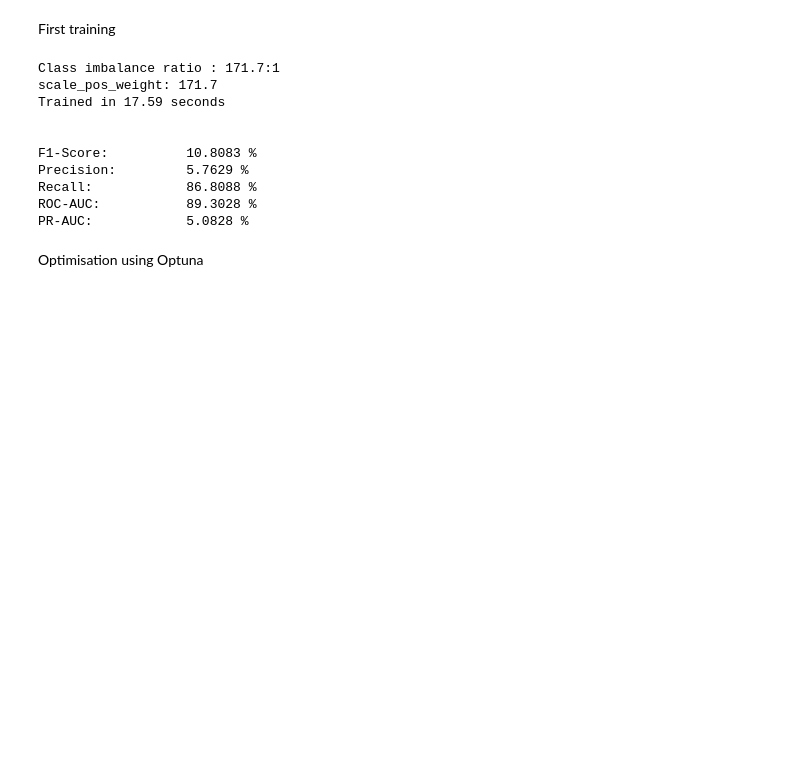
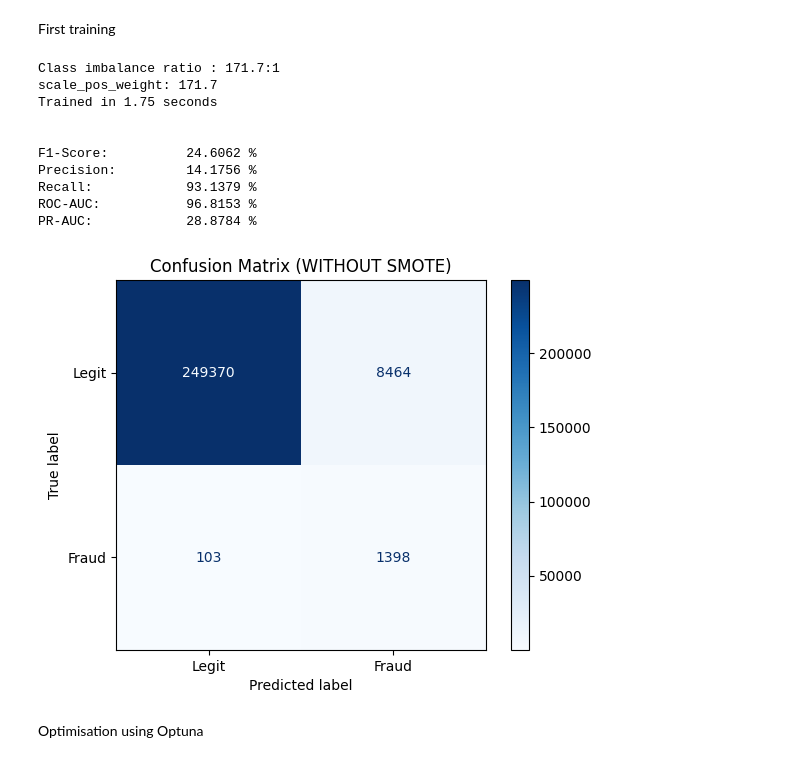
Before and after one commit to Bobibou/Machine-Learnig-for-Cybersecurity---Credit-Card-Fraud-Detection-, a Jupyter notebook: notebooks/LigthGBM.ipynb, the cells around one changed output. Drawn from its saved outputs; the diff is of its cells as text; code cells hidden in the pictures; blank space fills up the shorter version.

```diff
--- a/notebooks/LigthGBM.ipynb
+++ b/notebooks/LigthGBM.ipynb
@@ -157,7 +173,7 @@ print(f"scale_pos_weight: {scale:.1f}")
 # Initialize LightGBM
 
 lgbm_base = LGBMClassifier(
-    n_estimators=1000,
+    n_estimators=50,
     learning_rate=0.1,
     max_depth=6,
     num_leaves=31,
@@ -167,39 +183,46 @@ lgbm_base = LGBMClassifier(
     subsample=0.8,
     colsample_bytree=0.8,
     reg_alpha=0.0,
     reg_lambda=0.0,
     n_jobs = -1,
     random_state=42,
     verbose =-1,
 )
 
 start_time = time()
 lgbm_base.fit(X_train_original, y_train_original)
 training_time_base = time() - start_time
 
 print(f"Trained in {training_time_base:.2f} seconds\n \n")
 
 # Predictions
 
 y_pred_base = lgbm_base.predict(X_val)
 y_pred_proba_base = lgbm_base.predict_proba(X_val)[:,1]
 
 print(f"F1-Score:          {f1_score(y_val, y_pred_base)*100:.4f} %")
 print(f"Precision:         {precision_score(y_val, y_pred_base)*100:.4f} %")
 print(f"Recall:            {recall_score(y_val, y_pred_base)*100:.4f} %")
 print(f"ROC-AUC:           {roc_auc_score(y_val, y_pred_proba_base)*100:.4f} %")
 print(f"PR-AUC:            {average_precision_score(y_val, y_pred_proba_base)*100:.4f} %")
+
+cm1 = confusion_matrix(y_val, y_pred_base)
+disp = ConfusionMatrixDisplay(confusion_matrix=cm1, display_labels=['Legit', 'Fraud'])
+disp.plot(cmap='Blues')
+plt.title('Confusion Matrix (WITHOUT SMOTE)')
+plt.show()
 # %% [output]
 Class imbalance ratio : 171.7:1
 scale_pos_weight: 171.7
-Trained in 17.59 seconds
+Trained in 1.75 seconds
 
 
-F1-Score:          10.8083 %
-Precision:         5.7629 %
-Recall:            86.8088 %
-ROC-AUC:           89.3028 %
-PR-AUC:            5.0828 %
+F1-Score:          24.6062 %
+Precision:         14.1756 %
+Recall:            93.1379 %
+ROC-AUC:           96.8153 %
+PR-AUC:            28.8784 %
+[figure, added]
 # %% [markdown]
 Optimisation using Optuna
 # %%
```
Also changed, not shown: parts of 10 cells of this notebook, 5 other files.
